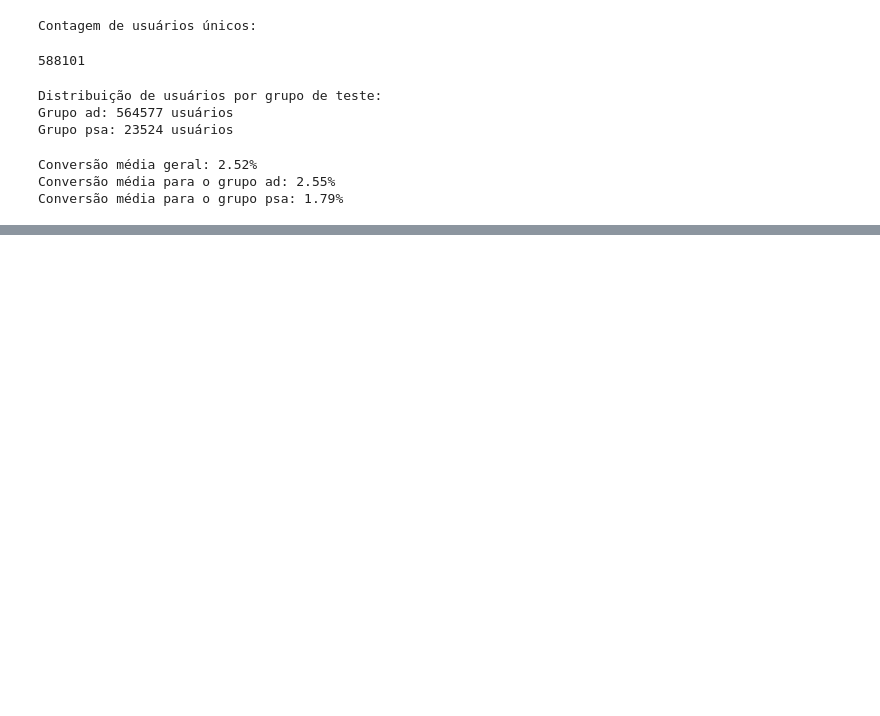
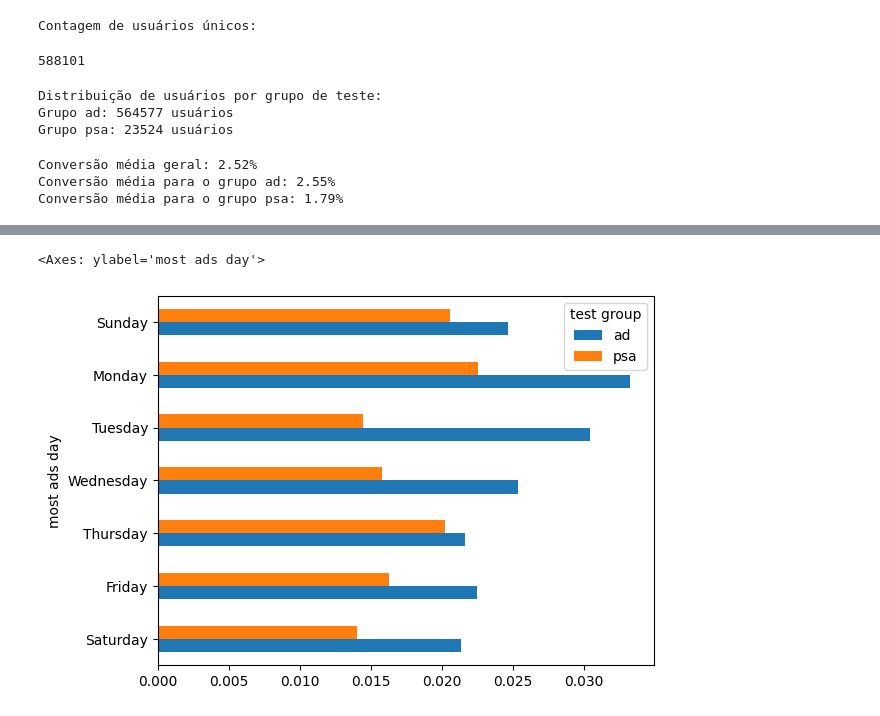
Before and after one commit to faduzin/t-d-test-ab, a Jupyter notebook: notebooks/analysis.ipynb, the cells around one changed output, grey strips where cells are left out. Saved outputs shown, nothing was run; the diff lists cells and outputs as text; code cells hidden in the pictures; blank space fills up the shorter version.

```diff
--- a/notebooks/analysis.ipynb
+++ b/notebooks/analysis.ipynb
@@ -70,0 +146,6 @@ Conversão média para o grupo psa: 1.79%
+# %%
+dias_semana = ['Sunday', 'Monday', 'Tuesday', 'Wednesday', 'Thursday', 'Friday', 'Saturday']
+df.groupby(['most ads day', 'test group'])['converted_dummy'].mean().unstack().loc[dias_semana[::-1]].plot(kind='barh')
+# %% [output]
+<Axes: ylabel='most ads day'>
+[figure, added]
```
Also changed, not shown: parts of 11 cells of this notebook, 1 other file.
